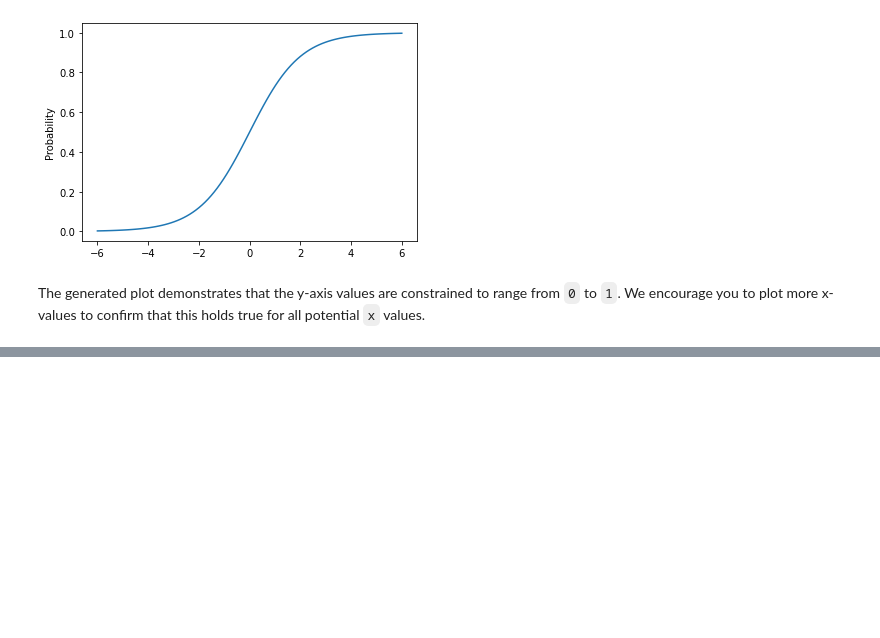
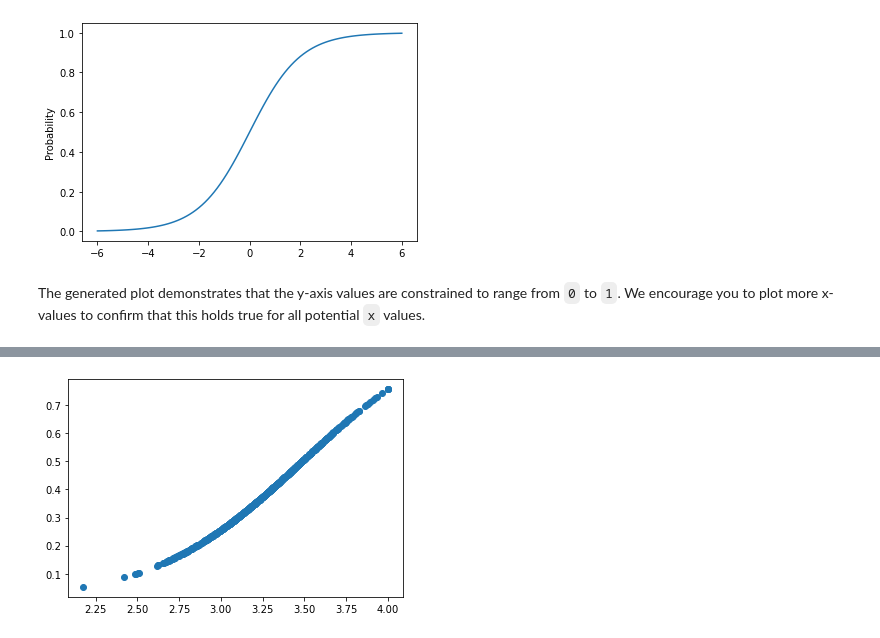
Before and after one commit to rafaeltorrese/data-science-lecture, a Jupyter notebook: 07_machine_learning_introduction/05_machine_learning_in_python_intermediate/01_logistic_regression/logistic_regression.ipynb, the cells around one changed output, grey strips where cells are left out. Cells and saved outputs as stored; diff of their text form; code cells hidden in the pictures; blank space fills up the shorter version.

```diff
--- a/07_machine_learning_introduction/05_machine_learning_in_python_intermediate/01_logistic_regression/logistic_regression.ipynb
+++ b/07_machine_learning_introduction/05_machine_learning_in_python_intermediate/01_logistic_regression/logistic_regression.ipynb
@@ -119,0 +129,4 @@ The generated plot demonstrates that the y-axis values are constrained to range
+# %%
+from sklearn.linear_model import LogisticRegression
+logistic_model = LogisticRegression()
+logistic_model.fit(admissions[['gpa']], admissions['admit'])
@@ -122,0 +154,3 @@ The generated plot demonstrates that the y-axis values are constrained to range
+# %%
+pred_probs = logistic_model.predict_proba(admissions[['gpa']])
+print(pred_probs)
@@ -123,2 +165,7 @@ The generated plot demonstrates that the y-axis values are constrained to range
+# %%
+plt.scatter(admissions['gpa'], pred_probs[:,1])
+plt.show()
+# %% [output]
+[figure, added]
 # %% [markdown]
 ## 7. Predict Labels.
```
Also changed, not shown: parts of 8 cells of this notebook.
